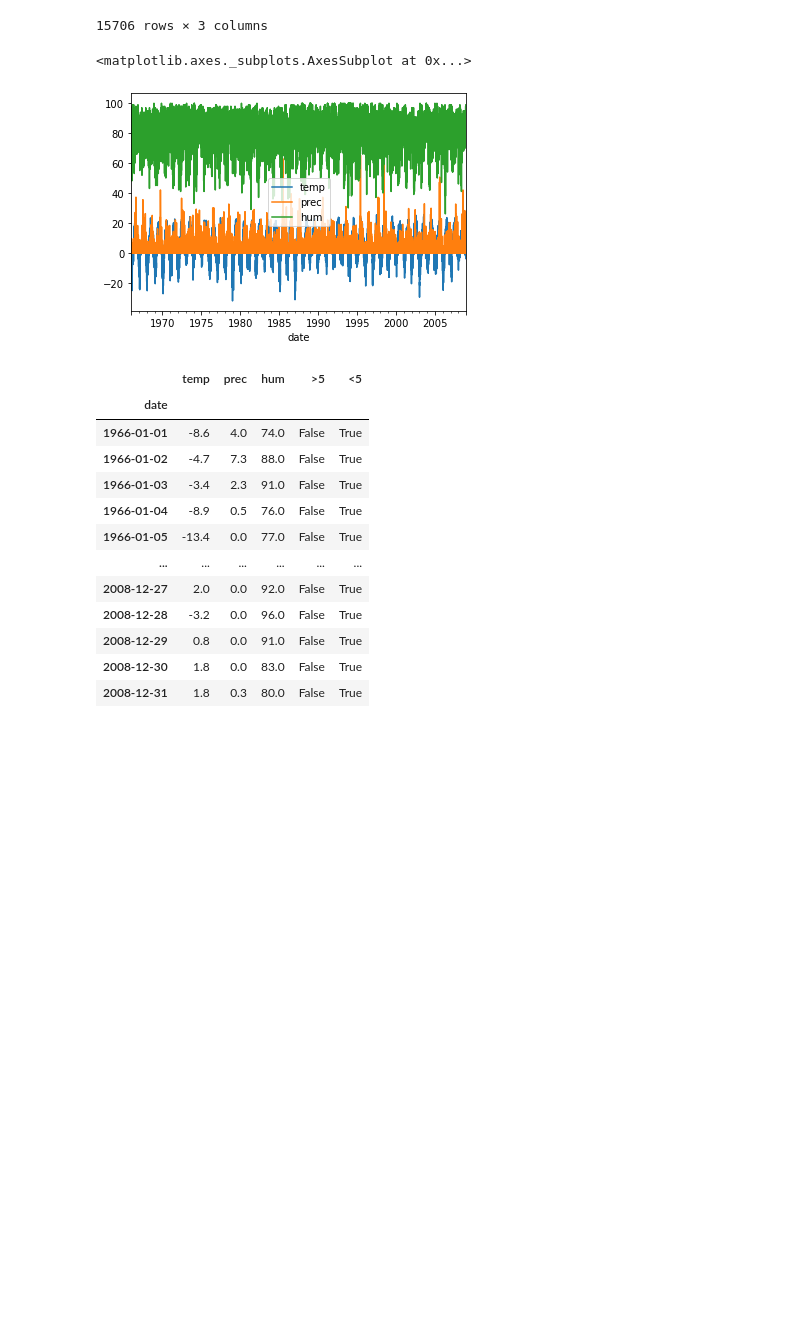
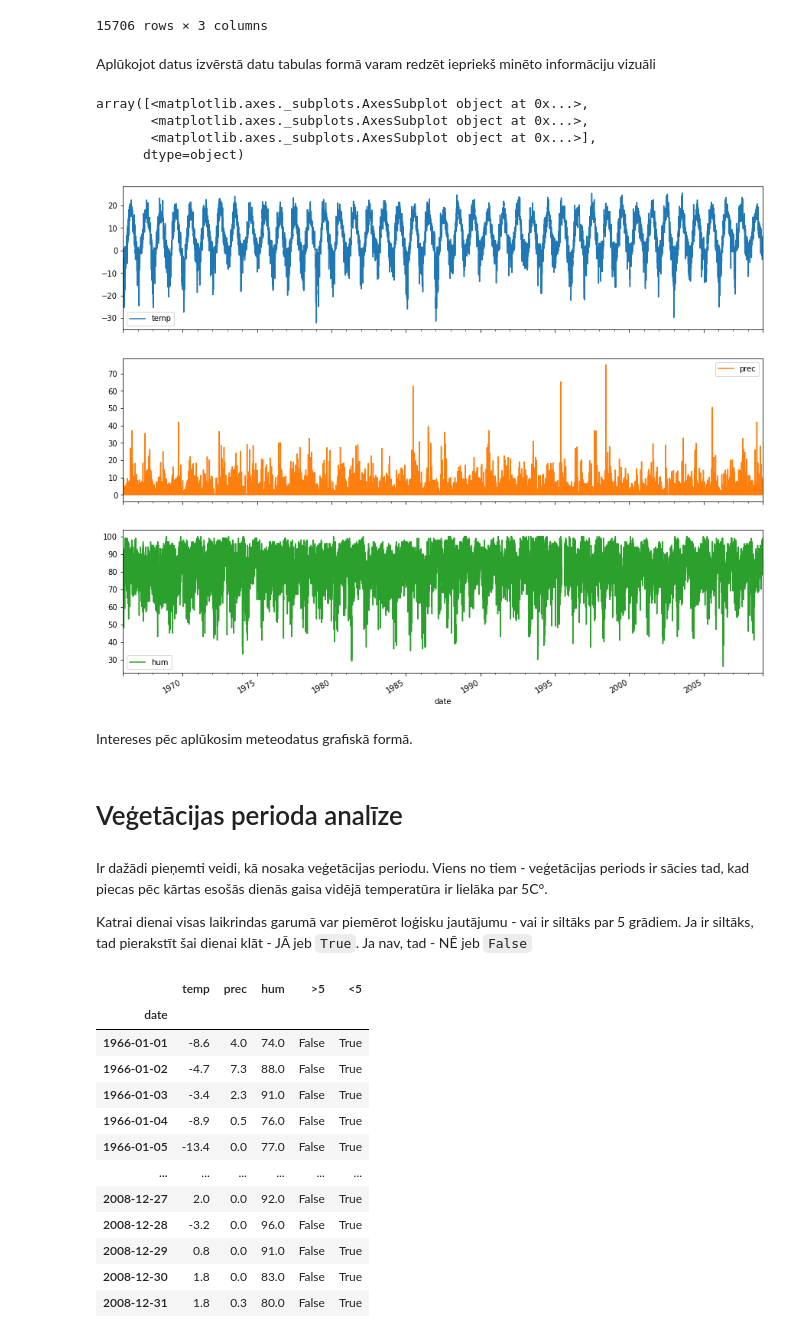
Before and after one commit to didzislauva/jupyter_tutorial, a Jupyter notebook: Laikrinda 3.ipynb, the cells around one changed output. Drawn from its saved outputs; the diff is of its cells as text; code cells hidden in the pictures; blank space fills up the shorter version.

```diff
--- a/Laikrinda 3.ipynb
+++ b/Laikrinda 3.ipynb
@@ -32,11 +38,24 @@ meteo
 | 2008-12-30 | 1.8 | 0.0 | 83.0 |
 | 2008-12-31 | 1.8 | 0.3 | 80.0 |
 15706 rows × 3 columns
-# %%
-meteo.plot()
-# %% [output]
-<matplotlib.axes._subplots.AxesSubplot at 0x...>
-[figure, removed]
+# %% [markdown]
+Aplūkojot datus izvērstā datu tabulas formā varam redzēt iepriekš minēto informāciju vizuāli
+# %%
+meteo.plot(subplots=True, figsize=(15,13))
+# %% [output]
+array([<matplotlib.axes._subplots.AxesSubplot object at 0x...>,
+       <matplotlib.axes._subplots.AxesSubplot object at 0x...>,
+       <matplotlib.axes._subplots.AxesSubplot object at 0x...>],
+      dtype=object)
+[figure, added]
+# %% [markdown]
+Intereses pēc aplūkosim meteodatus grafiskā formā.
+# %% [markdown]
+# Veģetācijas perioda analīze
+# %% [markdown]
+Ir dažādi pieņemti veidi, kā nosaka veģetācijas periodu. Viens no tiem - veģetācijas periods ir sācies tad, kad piecas pēc kārtas esošās dienās gaisa vidējā temperatūra ir lielāka par 5C°.
+
+Katrai dienai visas laikrindas garumā var piemērot loģisku jautājumu - vai ir siltāks par 5 grādiem. Ja ir siltāks, tad pierakstīt šai dienai klāt - JĀ jeb `True`. Ja nav, tad - NĒ jeb `False`
 # %%
 meteo[">5"]=meteo["temp"].gt(5)
 meteo["<5"]=~meteo[">5"]
```
Also changed, not shown: parts of 3 cells of this notebook, 1 other file.
